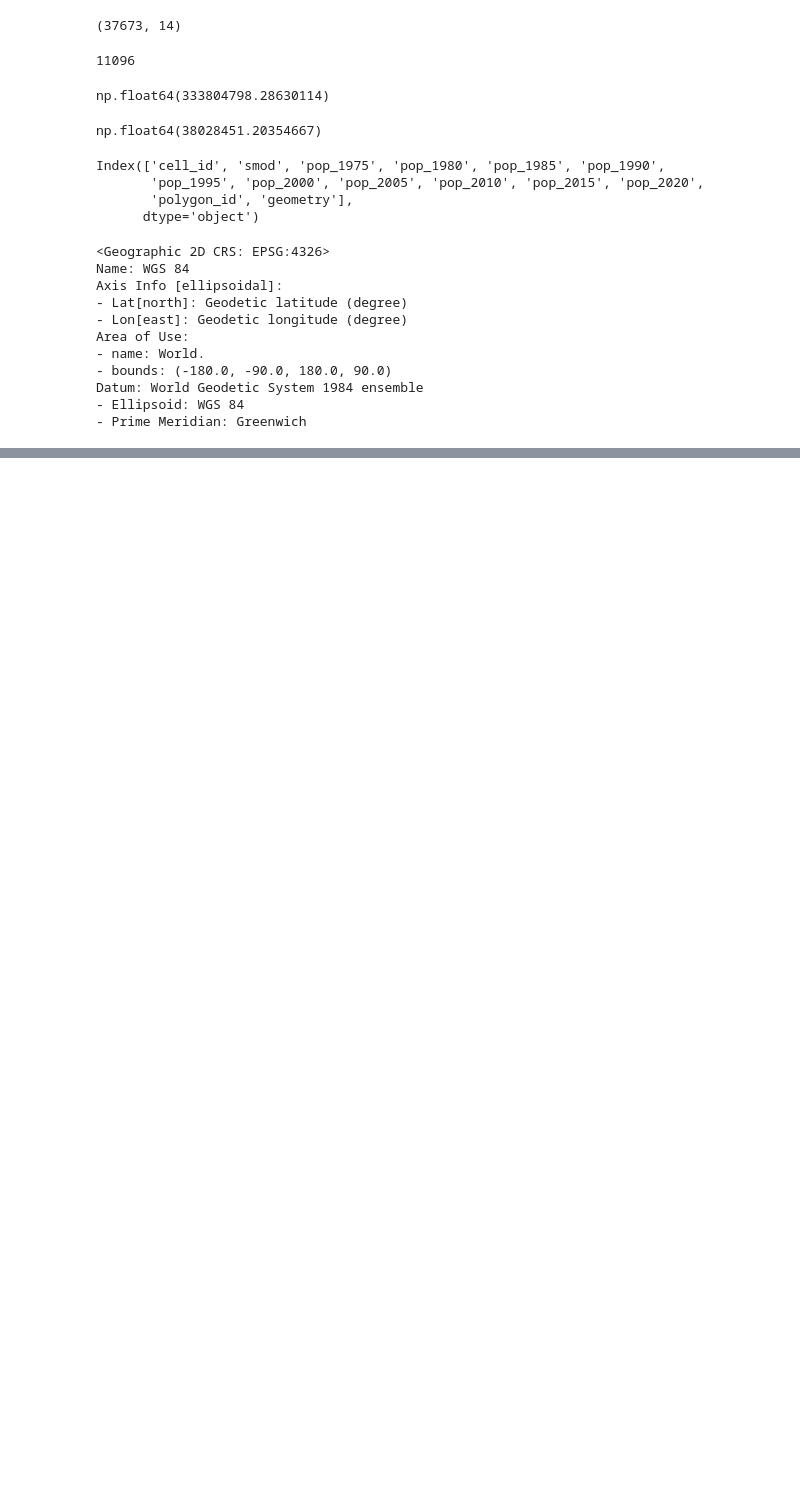
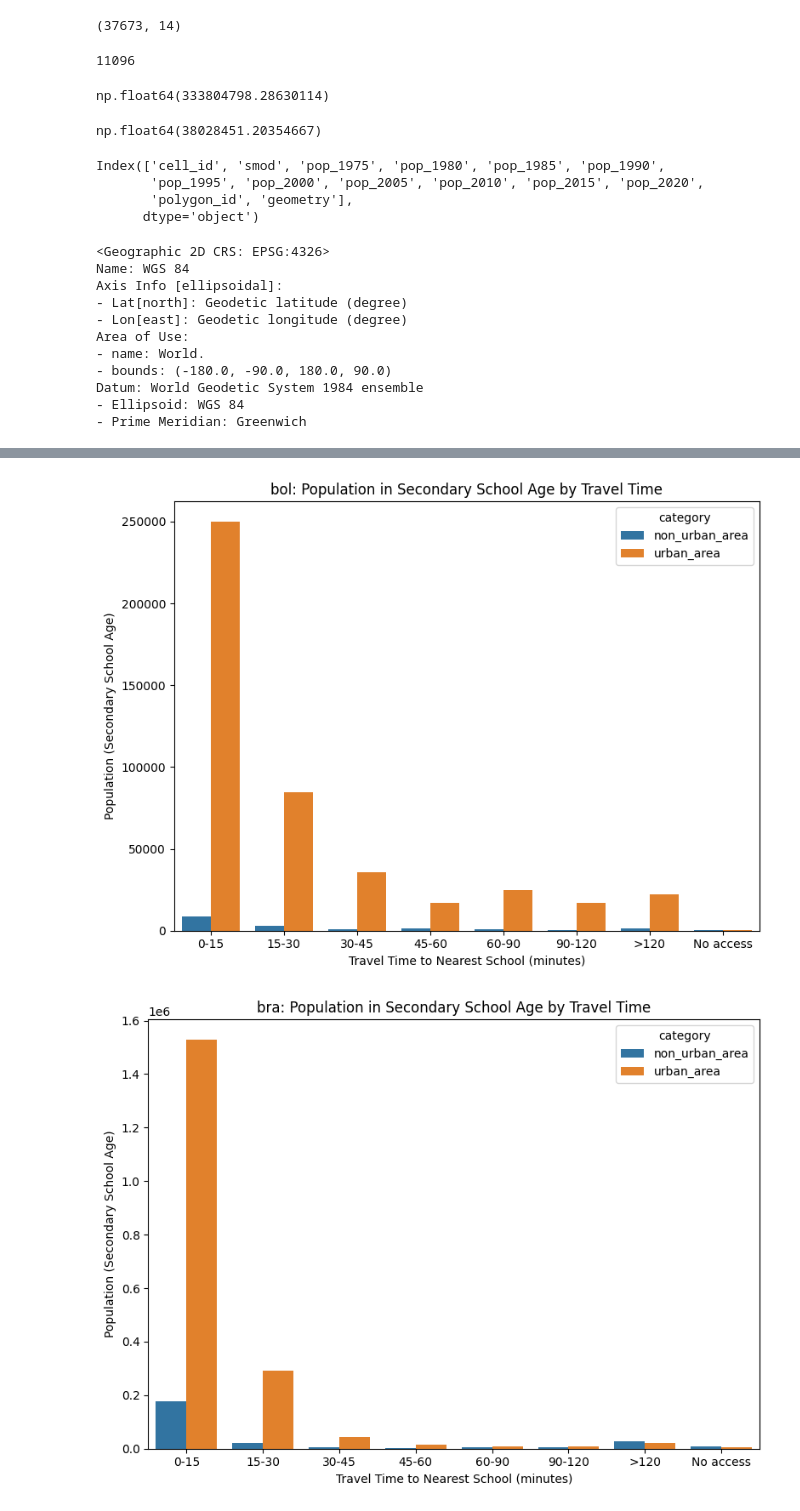
Before and after one commit to Claudio9701/amazon-settlements-edu-access, a Jupyter notebook: 04_population_distance_analysis_with_bra.ipynb, the cells around one changed output, grey strips where cells are left out. Drawn from its saved outputs; the diff is of its cells as text; code cells hidden in the pictures; blank space fills up the shorter version.

```diff
--- a/04_population_distance_analysis_with_bra.ipynb
+++ b/04_population_distance_analysis_with_bra.ipynb
@@ -447,17 +744,20 @@ result_secondary
 # %%
 for col in result_secondary.country.unique():
     # Create a bar plot with seaborn
     plt.figure(figsize=(8, 6))
     sns.barplot(
         data=result_secondary[result_secondary["country"] == col],
         x="duration_to_nearest_secondary_schools_label",
         y="pop_secondary_school_age",
-        hue="smod",
+        hue="category",
         errorbar=None,
     )
     plt.title(f"{col}: Population in Secondary School Age by Travel Time")
     plt.xlabel("Travel Time to Nearest School (minutes)")
     plt.ylabel("Population (Secondary School Age)")
     plt.tight_layout()
     plt.savefig(f"outputs/{col}_secondary_school_access_plot.png")
     plt.show()
+# %% [output]
+[figure, added]
+[figure, added]
```
Also changed, not shown: parts of 63 cells of this notebook.
